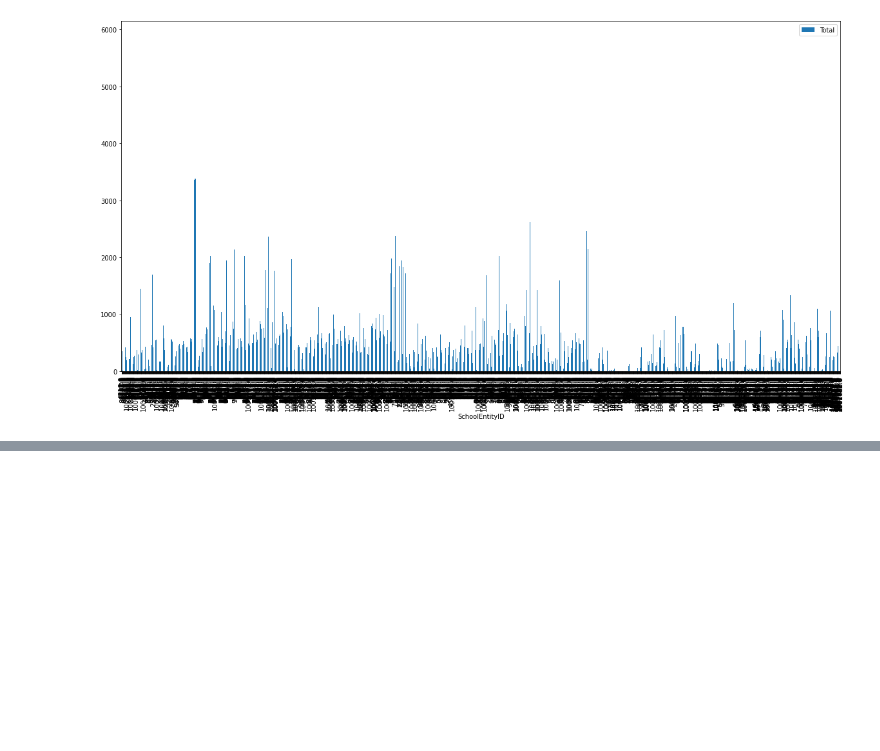
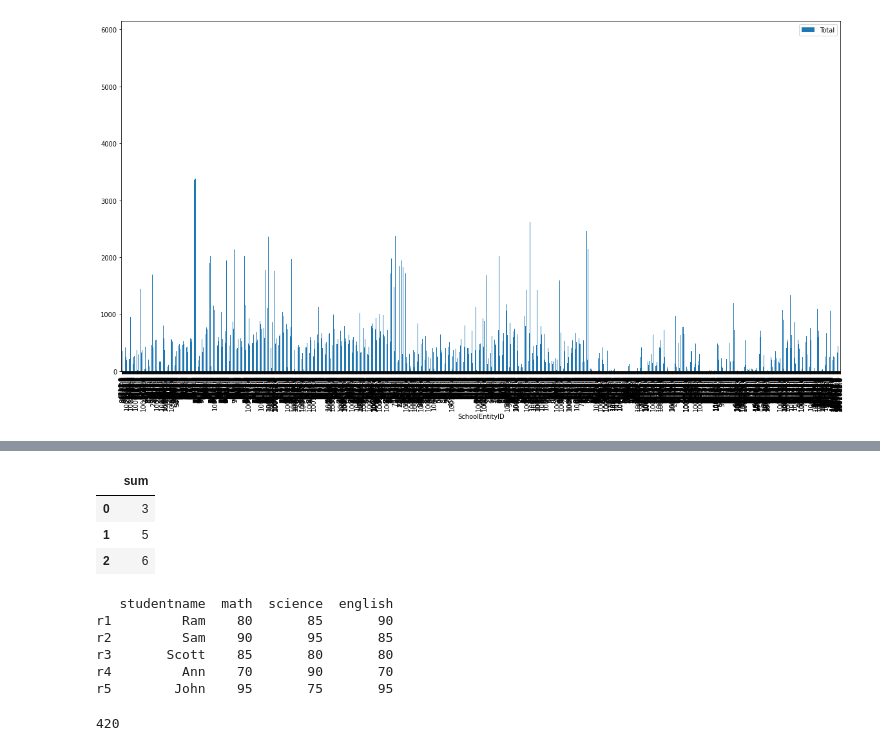
Before and after one commit to vwolfley/cse111-17f-17, a Jupyter notebook: assignments/project_final/Project-Grades.ipynb, the cells around one changed output, grey strips where cells are left out. Saved outputs shown, nothing was run; the diff lists cells and outputs as text; code cells hidden in the pictures; blank space fills up the shorter version.

```diff
--- a/assignments/project_final/Project-Grades.ipynb
+++ b/assignments/project_final/Project-Grades.ipynb
@@ -321,0 +372,30 @@ nwsch.plot(x="SchoolEntityID", y="Total", kind="bar", figsize=(20, 10))
+# %%
+pd.DataFrame(np.sum(df.values, axis=0), columns=['sum'])
+# %% [output]
+|  | sum |
+| 0 | 3 |
+| 1 | 5 |
+| 2 | 6 |
+# %%
+import pandas as pd
+studentdetails = {
+       "studentname":["Ram","Sam","Scott","Ann","John"],
+       "math" :[80,90,85,70,95],
+       "science" :[85,95,80,90,75],
+       "english" :[90,85,80,70,95]
+              }
+index_labels=['r1','r2','r3','r4','r5']
+df = pd.DataFrame(studentdetails ,index=index_labels)
+print(df)
+# %% [output]
+   studentname  math  science  english
+r1         Ram    80       85       90
+r2         Sam    90       95       85
+r3       Scott    85       80       80
+r4         Ann    70       90       70
+r5        John    95       75       95
+# %%
+math_sum = df['math'].sum()
+print(math_sum)
+# %% [output]
+420
```
Also changed, not shown: parts of 6 cells of this notebook, 5 other files.
